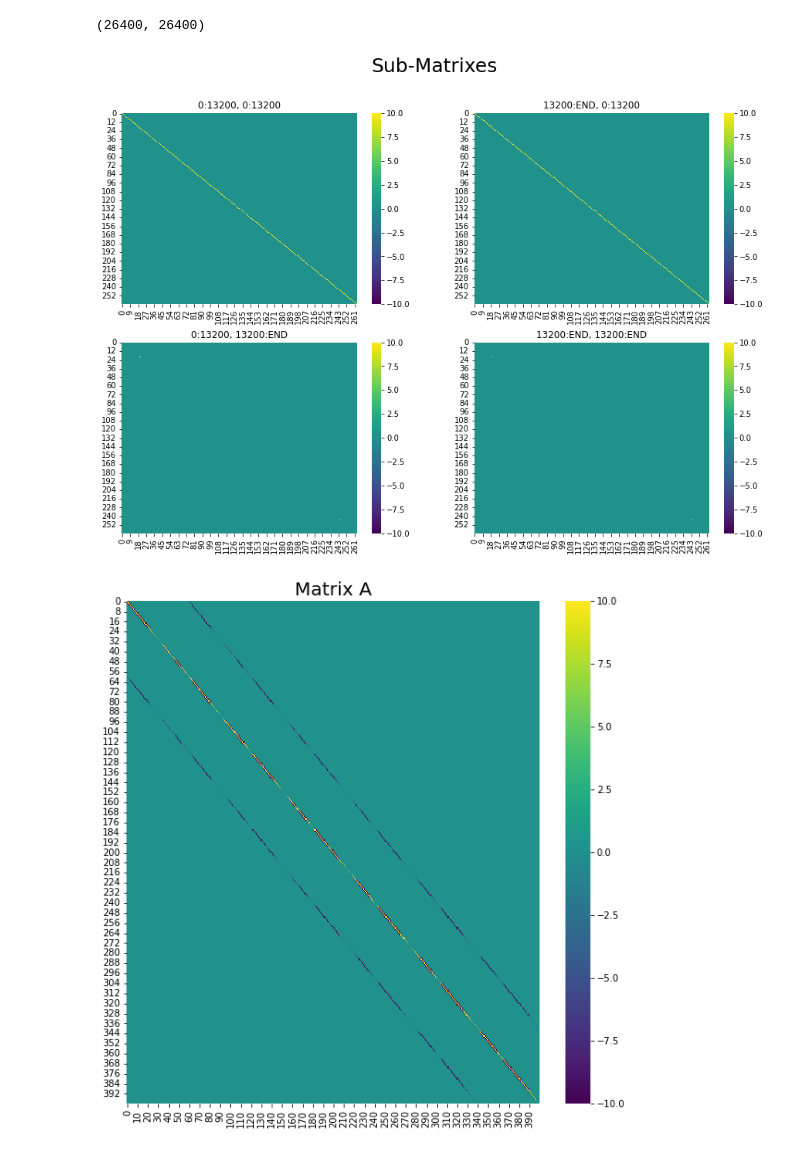
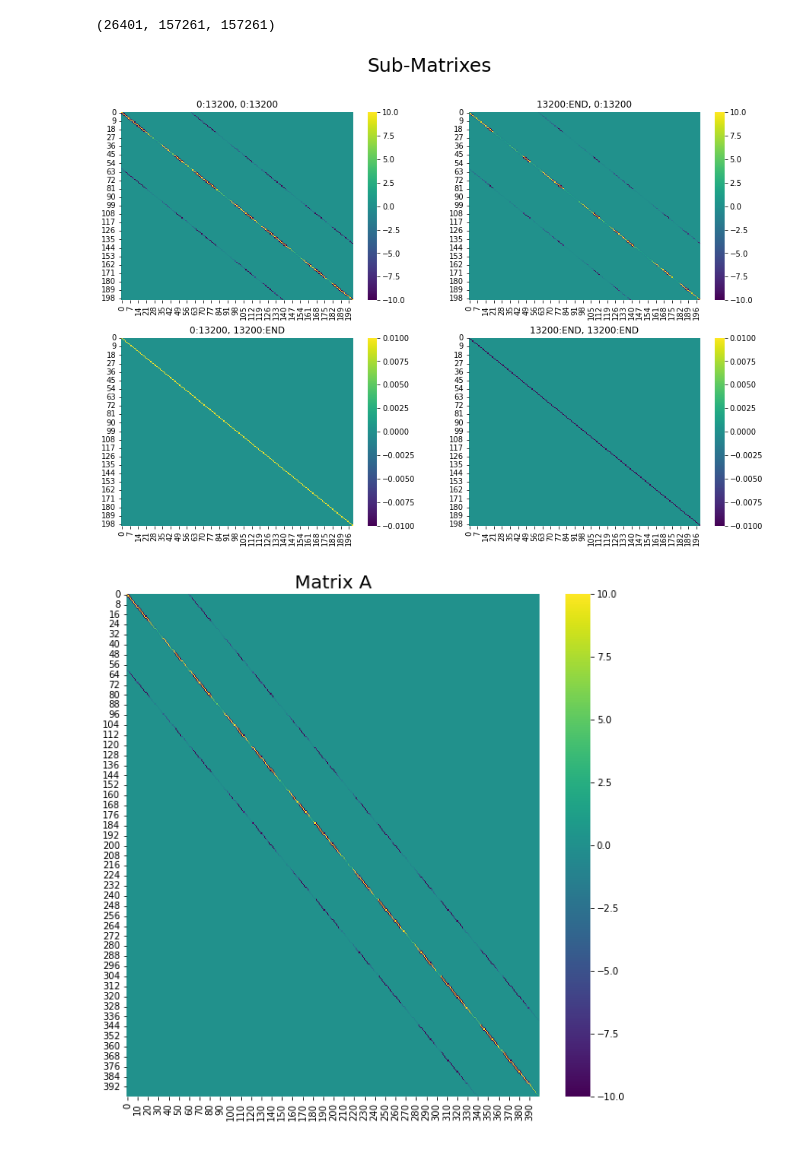
Before and after one commit to Donskoy-Andrey/SPE10, a Jupyter notebook: notebooks/Matrix.ipynb, the cells around one changed output. Drawn from its saved outputs; the diff is of its cells as text; code cells hidden in the pictures.

Commit message:
fix CSR-format, add save func, check CSR.toarray() == COO.toarray()

```diff
--- a/notebooks/Matrix.ipynb
+++ b/notebooks/Matrix.ipynb
@@ -12,6 +13,17 @@ A_PATH = '../data/A.mtx'
 B_PATH = '../data/b.txt'
 SHAPE_X = 60
 SHAPE_Y = 220
+# %%
+with open(A_PATH_CSR) as f:
+    iia, jja, aa = f.readlines()
+    iia = list(map(float, iia.split()))
+    jja = list(map(float, jja.split()))
+    aa = list(map(float, aa.split()))
+# %%
+iia = iia[:-1]
+len(iia), len(jja), len(aa)
+# %% [output]
+(26401, 157261, 157261)
 # %%
 A = pd.read_csv(A_PATH, sep=' ', names=['1', '2', '3'])
 # b = pd.read_csv(B_PATH).to_numpy()
@@ -22,38 +34,48 @@ col = A[:,1]
 value = A[:,2]
 # %%
 matrix = sp.coo_matrix((value, (row, col)), shape=(SHAPE_X*SHAPE_Y*2, SHAPE_X*SHAPE_Y*2)).toarray()
-# %%
-matrix.shape
-# %% [output]
-(26400, 26400)
+# %%
+# matrix_csr = sp.csr_matrix((aa, (iia, jja)), shape=(SHAPE_X*SHAPE_Y*2, SHAPE_X*SHAPE_Y*2)).toarray()
+matrix_csr = sp.csr_matrix((aa, jja, iia), shape=(SHAPE_X*SHAPE_Y*2, SHAPE_X*SHAPE_Y*2)).toarray()
 # %%
 STEP = 50
-p1 = matrix[:SHAPE_X*SHAPE_Y, :SHAPE_X*SHAPE_Y][::STEP, ::STEP]
-p2 = matrix[SHAPE_X*SHAPE_Y:, :SHAPE_X*SHAPE_Y][::STEP, ::STEP]
-p3 = matrix[:SHAPE_X*SHAPE_Y, SHAPE_X*SHAPE_Y:][::STEP, ::STEP]
-p4 = matrix[SHAPE_X*SHAPE_Y:, SHAPE_X*SHAPE_Y:][::STEP, ::STEP]
+# p1 = matrix[:SHAPE_X*SHAPE_Y, :SHAPE_X*SHAPE_Y][::STEP, ::STEP]
+# p2 = matrix[SHAPE_X*SHAPE_Y:, :SHAPE_X*SHAPE_Y][::STEP, ::STEP]
+# p3 = matrix[:SHAPE_X*SHAPE_Y, SHAPE_X*SHAPE_Y:][::STEP, ::STEP]
+# p4 = matrix[SHAPE_X*SHAPE_Y:, SHAPE_X*SHAPE_Y:][::STEP, ::STEP]
+
+END = 200
+# p1 = matrix[:SHAPE_X*SHAPE_Y, :SHAPE_X*SHAPE_Y][:END, :END]
+# p2 = matrix[SHAPE_X*SHAPE_Y:, :SHAPE_X*SHAPE_Y][:END, :END]
+# p3 = matrix[:SHAPE_X*SHAPE_Y, SHAPE_X*SHAPE_Y:][:END, :END]
+# p4 = matrix[SHAPE_X*SHAPE_Y:, SHAPE_X*SHAPE_Y:][:END, :END]
+
+p1 = matrix_csr[:SHAPE_X*SHAPE_Y, :SHAPE_X*SHAPE_Y][:END, :END]
+p2 = matrix_csr[SHAPE_X*SHAPE_Y:, :SHAPE_X*SHAPE_Y][:END, :END]
+p3 = matrix_csr[:SHAPE_X*SHAPE_Y, SHAPE_X*SHAPE_Y:][:END, :END]
+p4 = matrix_csr[SHAPE_X*SHAPE_Y:, SHAPE_X*SHAPE_Y:][:END, :END]
 # %%
 fig, ax = plt.subplots(2,2, figsize=(15,10))
 plt.suptitle("Sub-Matrixes", fontsize=25)
 sns.heatmap(p1, vmin=-10, vmax=10, cmap='viridis',
            ax=ax[0][0]);
 ax[0][0].set_title(f'0:{SHAPE_X*SHAPE_Y}, 0:{SHAPE_X*SHAPE_Y}')
 
 sns.heatmap(p2, vmin=-10, vmax=10, cmap='viridis',
            ax=ax[0][1]);
 ax[0][1].set_title(f'{SHAPE_X*SHAPE_Y}:END, 0:{SHAPE_X*SHAPE_Y}')
 
-sns.heatmap(p3, vmin=-10, vmax=10, cmap='viridis',
+sns.heatmap(p3, vmin=-0.01, vmax=0.01, cmap='viridis',
            ax=ax[1][0]);
 ax[1][0].set_title(f'0:{SHAPE_X*SHAPE_Y}, {SHAPE_X*SHAPE_Y}:END')
 
-sns.heatmap(p4, vmin=-10, vmax=10, cmap='viridis',
+sns.heatmap(p4, vmin=-0.01, vmax=0.01, cmap='viridis',
            ax=ax[1][1]);
 ax[1][1].set_title(f'{SHAPE_X*SHAPE_Y}:END, {SHAPE_X*SHAPE_Y}:END')
 
 plt.show()
 # %% [output]
-[figure, old version]
+[figure, new version]
 # %%
 matrix_to_write = matrix[0:400, 0:400]
 plt.figure(figsize=(10,10))
```
Also changed, not shown: parts of 1 cell of this notebook, 4 other files.
